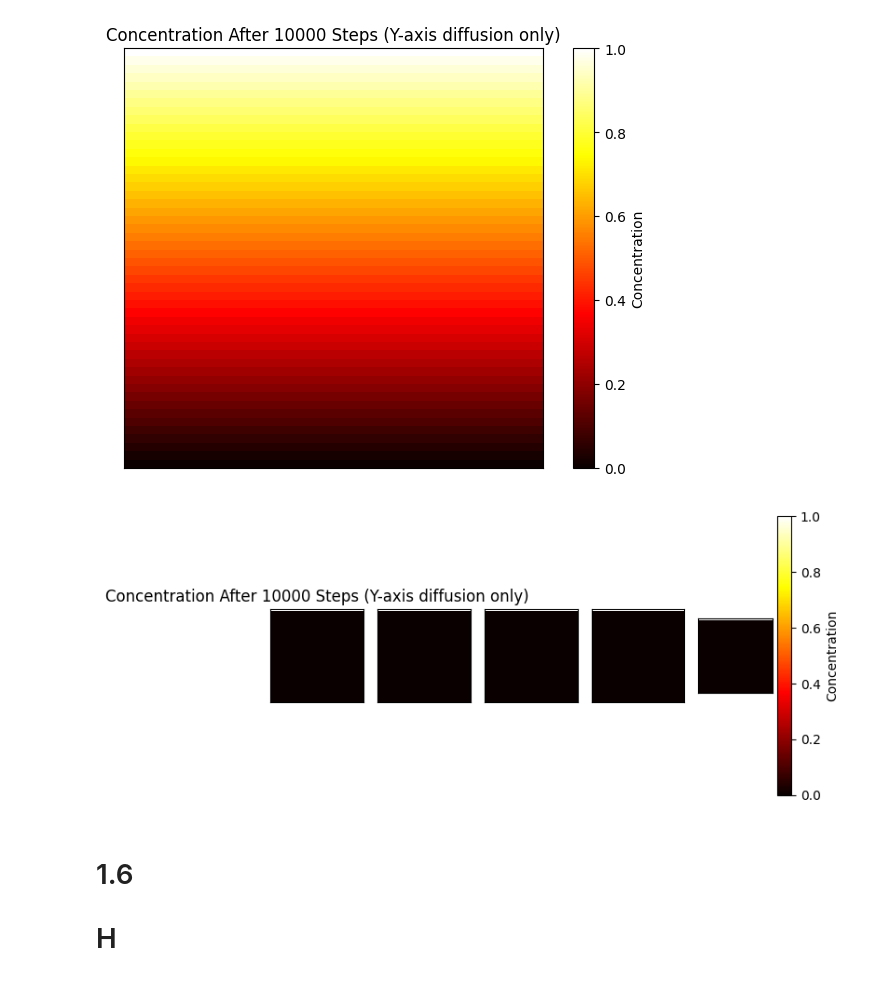
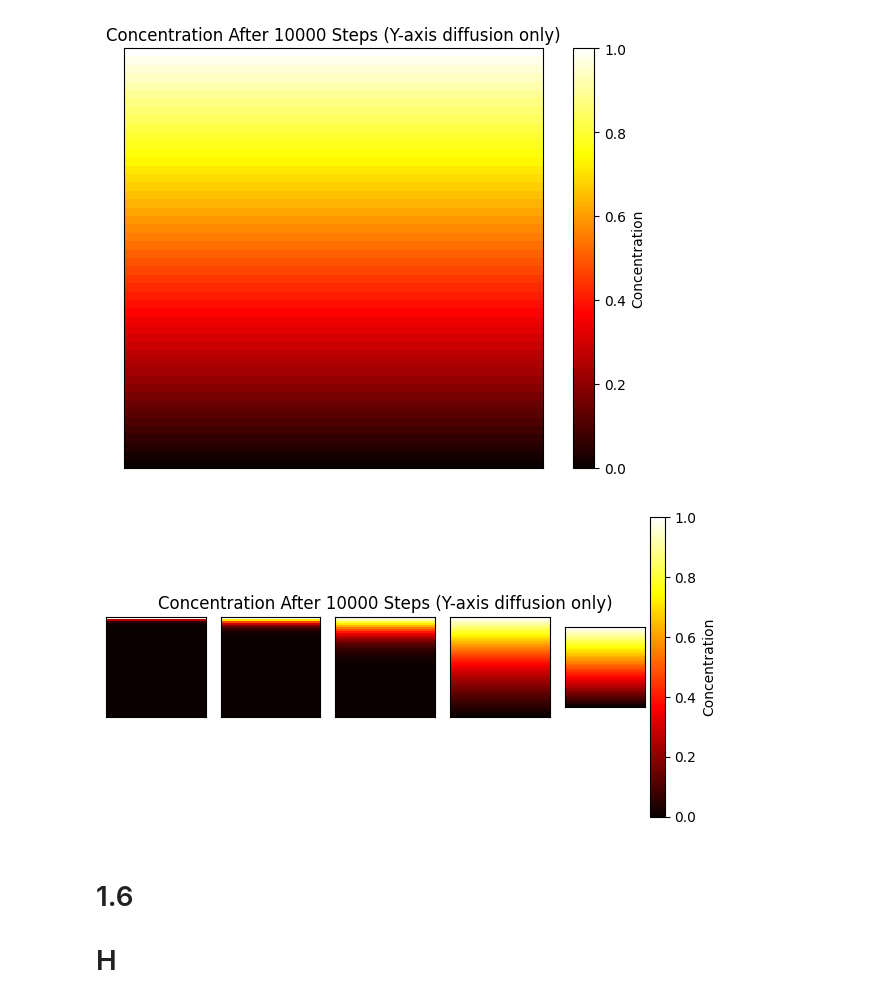
Before and after one commit to koenweverink/ScientificComputing, a Jupyter notebook: Set1.ipynb, the cells around one changed output. Saved outputs shown, nothing was run; the diff lists cells and outputs as text; code cells hidden in the pictures.

```diff
--- a/Set1.ipynb
+++ b/Set1.ipynb
@@ -121,29 +124,3 @@ Top: $c(x, y=1, t) = H(t)$\
 Left: $c(x=0, y, t) = c(x=1, y, t)$\
 Right: $c(x=1, y, t) =c(x=0, y, t)$\
 Bottom: $c(x, y=0, t) = 0$
-# %%
-def simulate_diffusion(grid_size, D, dt, t, steps):
-    dx = 1 / grid_size
-
-    # Stability condition check (for explicit scheme)
-    assert (4 * D * dt) / (dx**2) <= 1, "The simulation might be unstable, adjust parameters."
-
-    # Initialize grid
-    u = np.zeros((grid_size, grid_size))
-
-    # Set top row concentration to 1
-    u[0, :] = 1
-
-    # Diffusion simulation only along y-axis
-    for step in range(steps):
-        current_time = step * dt
-        for i in range(1, grid_size-1):
-            u[i, :] = u[i, :] + D * dt / dx**2 * (u[i+1, :] + u[i-1, :]  - 2 * u[i, :])
-
-        # Boundary condition
-        u[:, -1] = u[:, 0]
-
-        if current_time == t:
-            return u
-
-    return u
@@ -214,6 +212,7 @@ grid_size = 50
 D = 1  # Diffusion coefficient, arbitrary units
 dt = 0.0001  # Time step, arbitrary units
 steps = 10000 # Number of time steps to simulate
+t = 1
 
 u = simulate_diffusion(grid_size, D, dt, t, steps)
 plt.imshow(u, cmap='hot', interpolation='nearest')
@@ -230,28 +229,28 @@ plt.show()
 # %% [output]
 [figure]
 # %%
-t_list = [0, 0.001, 0.01, 0.1, 0.99]
+t_list = [0, 0.001, 0.01, 0.1, 1]
 count = 1
 for t in t_list:
-    if count == 2:
+    if count == 4:
         plt.title(f'Concentration After {steps} Steps (Y-axis diffusion only)')
     u = simulate_diffusion(grid_size, D, dt, t, steps)
     plt.subplot(1, 5, count)
     plt.imshow(u, cmap='hot', interpolation='nearest')
     plt.xlabel(f"t = {np.round(dt)}")
     # plt.colorbar(label='Concentration')
 
     #hide axis
     ax = plt.gca()
     ax.get_xaxis().set_visible(False)
     ax.get_yaxis().set_visible(False)
     count += 1
 
 # Plot final state for y-axis diffusion
 
 plt.colorbar(label='Concentration')
 # plt.title(f'Concentration After {steps} Steps (Y-axis diffusion only)')
 plt.tight_layout()
 plt.show()
 # %% [output]
-[figure, old version]
+[figure, new version]
```
Also changed, not shown: parts of 4 cells of this notebook, 2 other files.
